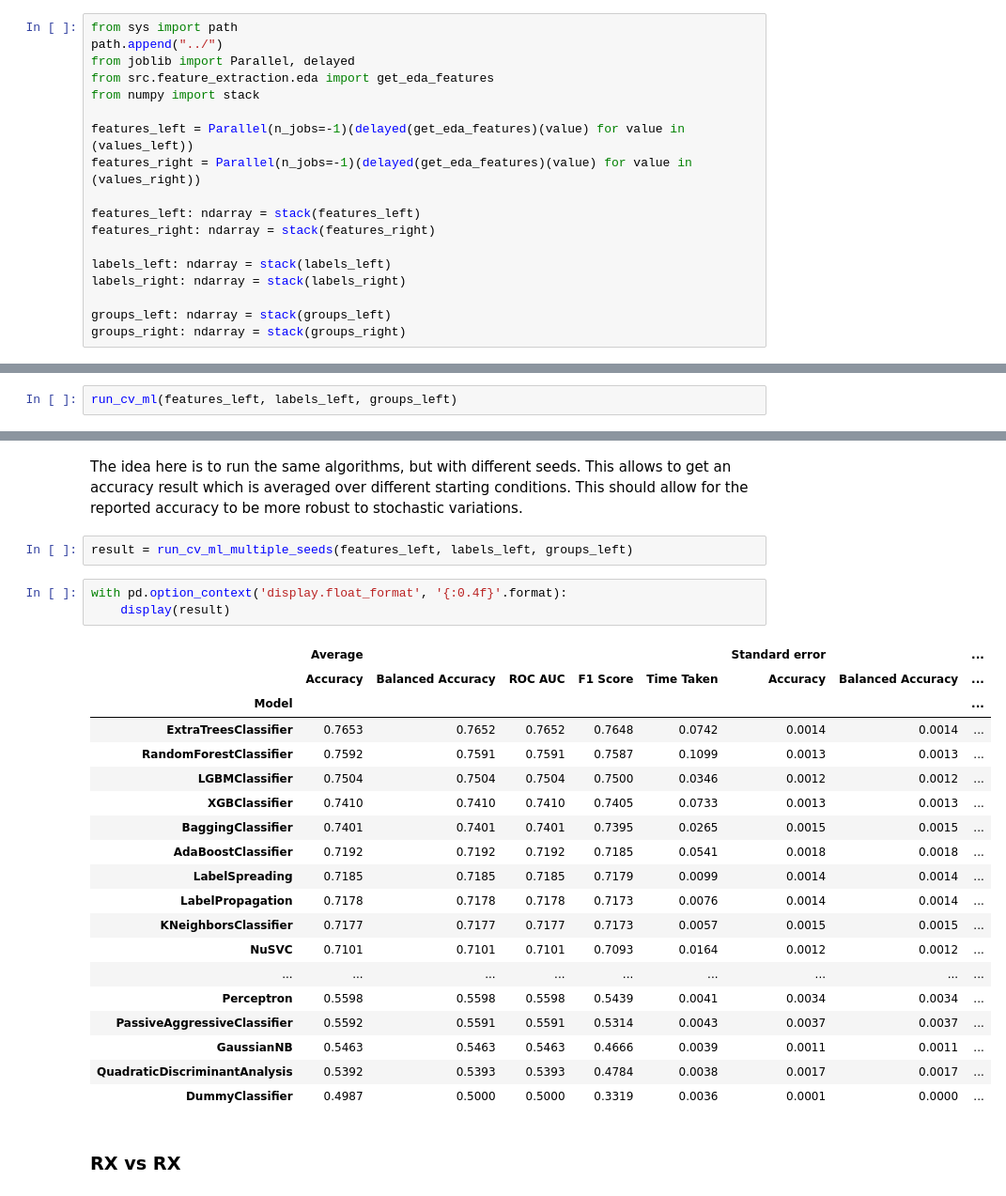
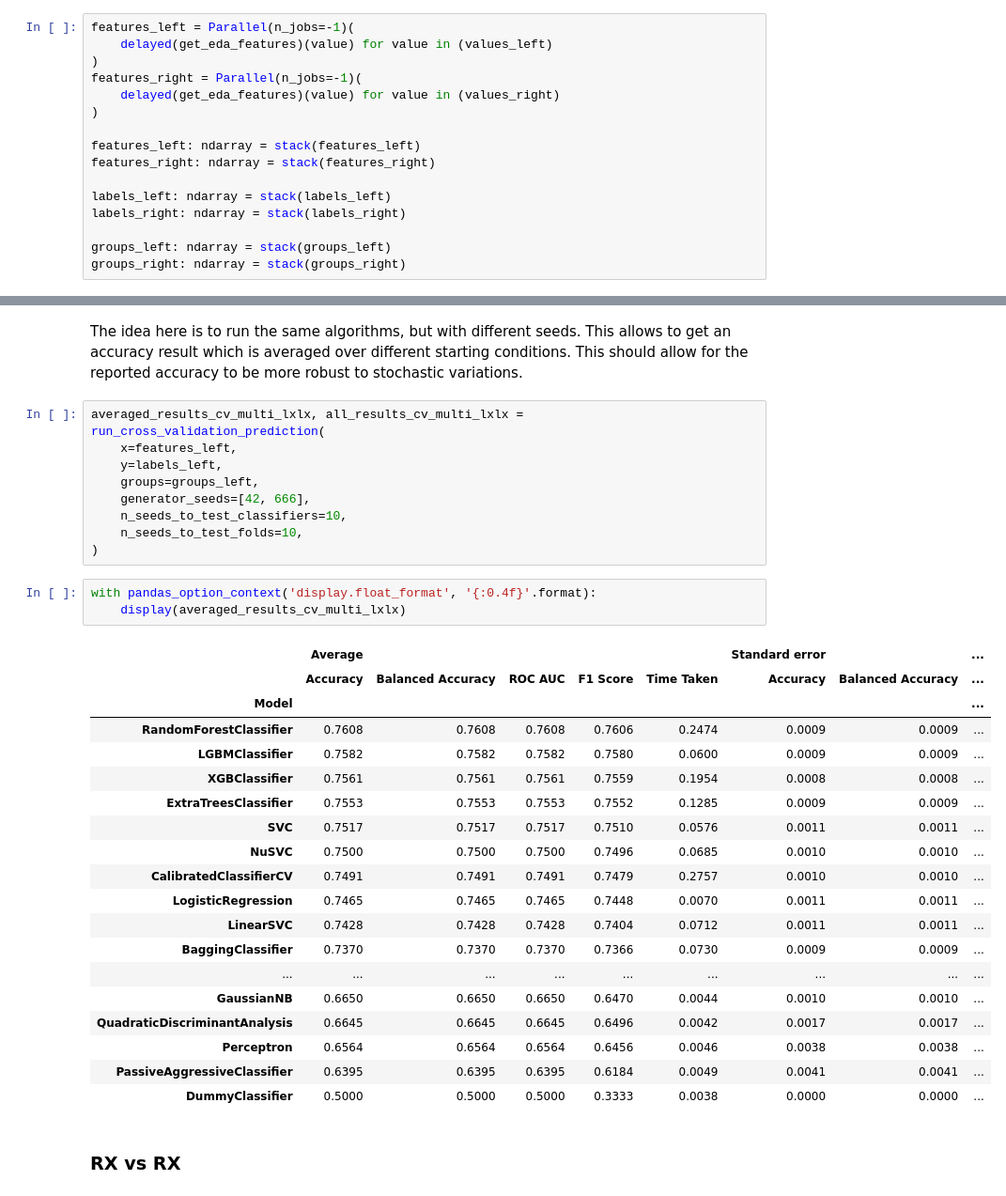
Before and after one commit to LeonardoAlchieri/LateralizationPhysiologicalWearables, a Jupyter notebook: notebooks/data-exploration-mwc2022.ipynb, the cells around one changed output, grey strips where cells are left out. Shown at 94% size. Drawn from its saved outputs; the diff is of its cells as text.

```diff
--- a/notebooks/data-exploration-mwc2022.ipynb
+++ b/notebooks/data-exploration-mwc2022.ipynb
@@ -464,14 +119,12 @@ The distribution is almost balanced: as such, re-balancing should not be a large
 # %% [markdown]
 ## Feature Extraction
 # %%
-from sys import path
-path.append("../")
-from joblib import Parallel, delayed
-from src.feature_extraction.eda import get_eda_features
-from numpy import stack
-
-features_left = Parallel(n_jobs=-1)(delayed(get_eda_features)(value) for value in (values_left))
-features_right = Parallel(n_jobs=-1)(delayed(get_eda_features)(value) for value in (values_right))
+features_left = Parallel(n_jobs=-1)(
+    delayed(get_eda_features)(value) for value in (values_left)
+)
+features_right = Parallel(n_jobs=-1)(
+    delayed(get_eda_features)(value) for value in (values_right)
+)
 
 features_left: ndarray = stack(features_left)
 features_right: ndarray = stack(features_right)
@@ -576,4 +170,2 @@ def run_cv_ml(x, y, groups):
 # %% [markdown]
 #### LX v LX
-# %%
-run_cv_ml(features_left, labels_left, groups_left)
@@ -804,30 +323,37 @@ def run_cv_ml_multiple_seeds(x, y, groups):
 ### LX vs LX
 # %% [markdown]
 The idea here is to run the same algorithms, but with different seeds. This allows to get an accuracy result which is averaged over different starting conditions. This should allow for the reported accuracy to be more robust to stochastic variations.
-# %%
-result = run_cv_ml_multiple_seeds(features_left, labels_left, groups_left)
+# %%
+averaged_results_cv_multi_lxlx, all_results_cv_multi_lxlx = run_cross_validation_prediction(
+    x=features_left,
+    y=labels_left,
+    groups=groups_left,
+    generator_seeds=[42, 666],
+    n_seeds_to_test_classifiers=10,
+    n_seeds_to_test_folds=10,
+)
 # %%
-with pd.option_context('display.float_format', '{:0.4f}'.format):
-    display(result)
+with pandas_option_context('display.float_format', '{:0.4f}'.format):
+    display(averaged_results_cv_multi_lxlx)
 # %% [output]
 |  | Average |  |  |  |  | Standard error |  | ... |
 |  | Accuracy | Balanced Accuracy | ROC AUC | F1 Score | Time Taken | Accuracy | Balanced Accuracy | ... |
 | Model |  |  |  |  |  |  |  | ... |
-| ExtraTreesClassifier | 0.7653 | 0.7652 | 0.7652 | 0.7648 | 0.0742 | 0.0014 | 0.0014 | ... |
-| RandomForestClassifier | 0.7592 | 0.7591 | 0.7591 | 0.7587 | 0.1099 | 0.0013 | 0.0013 | ... |
-| LGBMClassifier | 0.7504 | 0.7504 | 0.7504 | 0.7500 | 0.0346 | 0.0012 | 0.0012 | ... |
-| XGBClassifier | 0.7410 | 0.7410 | 0.7410 | 0.7405 | 0.0733 | 0.0013 | 0.0013 | ... |
-| BaggingClassifier | 0.7401 | 0.7401 | 0.7401 | 0.7395 | 0.0265 | 0.0015 | 0.0015 | ... |
-| AdaBoostClassifier | 0.7192 | 0.7192 | 0.7192 | 0.7185 | 0.0541 | 0.0018 | 0.0018 | ... |
-| LabelSpreading | 0.7185 | 0.7185 | 0.7185 | 0.7179 | 0.0099 | 0.0014 | 0.0014 | ... |
-| LabelPropagation | 0.7178 | 0.7178 | 0.7178 | 0.7173 | 0.0076 | 0.0014 | 0.0014 | ... |
-| KNeighborsClassifier | 0.7177 | 0.7177 | 0.7177 | 0.7173 | 0.0057 | 0.0015 | 0.0015 | ... |
-| NuSVC | 0.7101 | 0.7101 | 0.7101 | 0.7093 | 0.0164 | 0.0012 | 0.0012 | ... |
+| RandomForestClassifier | 0.7608 | 0.7608 | 0.7608 | 0.7606 | 0.2474 | 0.0009 | 0.0009 | ... |
+| LGBMClassifier | 0.7582 | 0.7582 | 0.7582 | 0.7580 | 0.0600 | 0.0009 | 0.0009 | ... |
+| XGBClassifier | 0.7561 | 0.7561 | 0.7561 | 0.7559 | 0.1954 | 0.0008 | 0.0008 | ... |
+| ExtraTreesClassifier | 0.7553 | 0.7553 | 0.7553 | 0.7552 | 0.1285 | 0.0009 | 0.0009 | ... |
+| SVC | 0.7517 | 0.7517 | 0.7517 | 0.7510 | 0.0576 | 0.0011 | 0.0011 | ... |
+| NuSVC | 0.7500 | 0.7500 | 0.7500 | 0.7496 | 0.0685 | 0.0010 | 0.0010 | ... |
+| CalibratedClassifierCV | 0.7491 | 0.7491 | 0.7491 | 0.7479 | 0.2757 | 0.0010 | 0.0010 | ... |
+| LogisticRegression | 0.7465 | 0.7465 | 0.7465 | 0.7448 | 0.0070 | 0.0011 | 0.0011 | ... |
+| LinearSVC | 0.7428 | 0.7428 | 0.7428 | 0.7404 | 0.0712 | 0.0011 | 0.0011 | ... |
+| BaggingClassifier | 0.7370 | 0.7370 | 0.7370 | 0.7366 | 0.0730 | 0.0009 | 0.0009 | ... |
 | ... | ... | ... | ... | ... | ... | ... | ... | ... |
-| Perceptron | 0.5598 | 0.5598 | 0.5598 | 0.5439 | 0.0041 | 0.0034 | 0.0034 | ... |
-| PassiveAggressiveClassifier | 0.5592 | 0.5591 | 0.5591 | 0.5314 | 0.0043 | 0.0037 | 0.0037 | ... |
-| GaussianNB | 0.5463 | 0.5463 | 0.5463 | 0.4666 | 0.0039 | 0.0011 | 0.0011 | ... |
-| QuadraticDiscriminantAnalysis | 0.5392 | 0.5393 | 0.5393 | 0.4784 | 0.0038 | 0.0017 | 0.0017 | ... |
-| DummyClassifier | 0.4987 | 0.5000 | 0.5000 | 0.3319 | 0.0036 | 0.0001 | 0.0000 | ... |
+| GaussianNB | 0.6650 | 0.6650 | 0.6650 | 0.6470 | 0.0044 | 0.0010 | 0.0010 | ... |
+| QuadraticDiscriminantAnalysis | 0.6645 | 0.6645 | 0.6645 | 0.6496 | 0.0042 | 0.0017 | 0.0017 | ... |
+| Perceptron | 0.6564 | 0.6564 | 0.6564 | 0.6456 | 0.0046 | 0.0038 | 0.0038 | ... |
+| PassiveAggressiveClassifier | 0.6395 | 0.6395 | 0.6395 | 0.6184 | 0.0049 | 0.0041 | 0.0041 | ... |
+| DummyClassifier | 0.5000 | 0.5000 | 0.5000 | 0.3333 | 0.0038 | 0.0000 | 0.0000 | ... |
 # %% [markdown]
 ### RX vs RX
```
Also changed, not shown: parts of 82 cells of this notebook, 31 other files.
